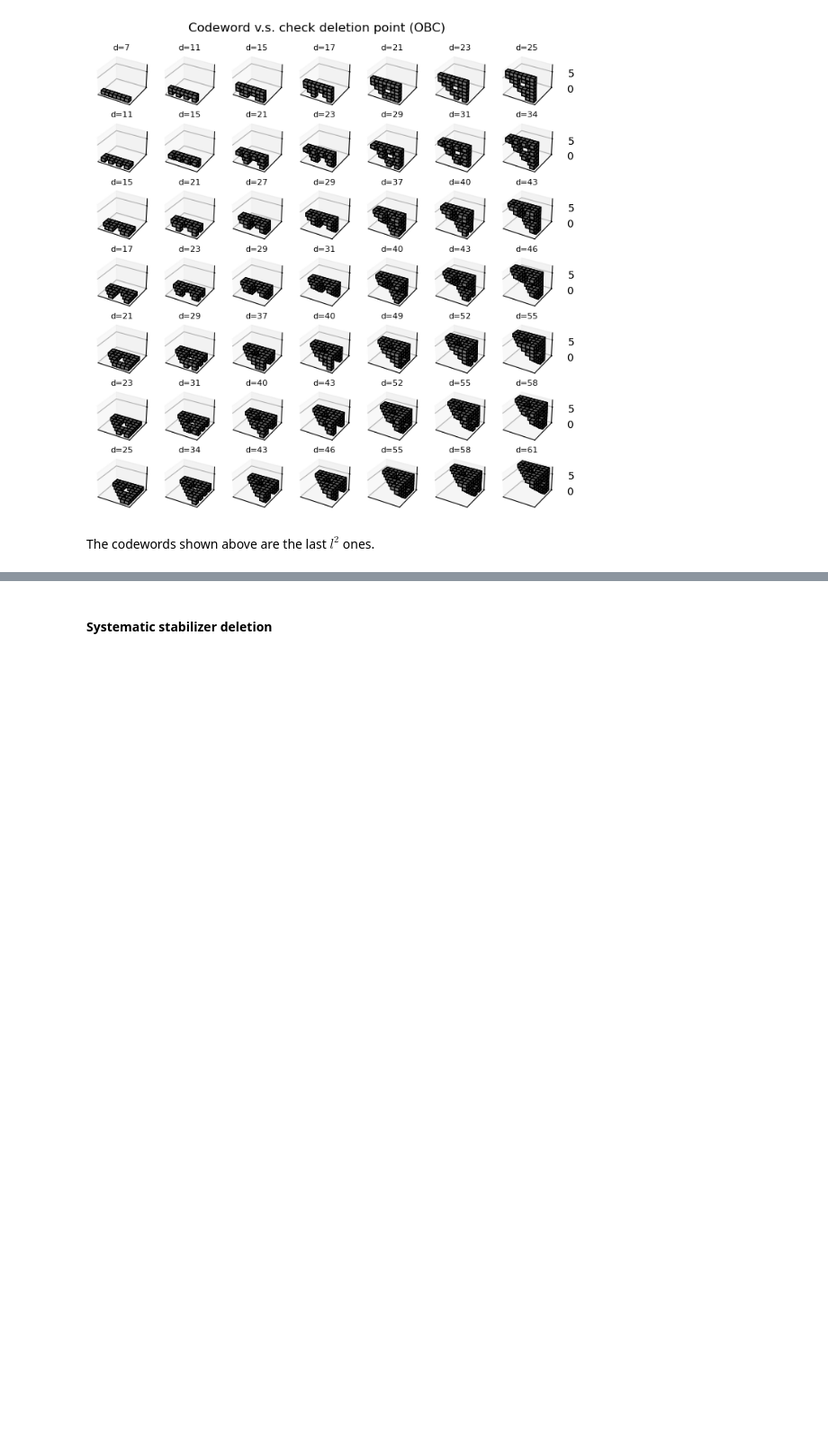
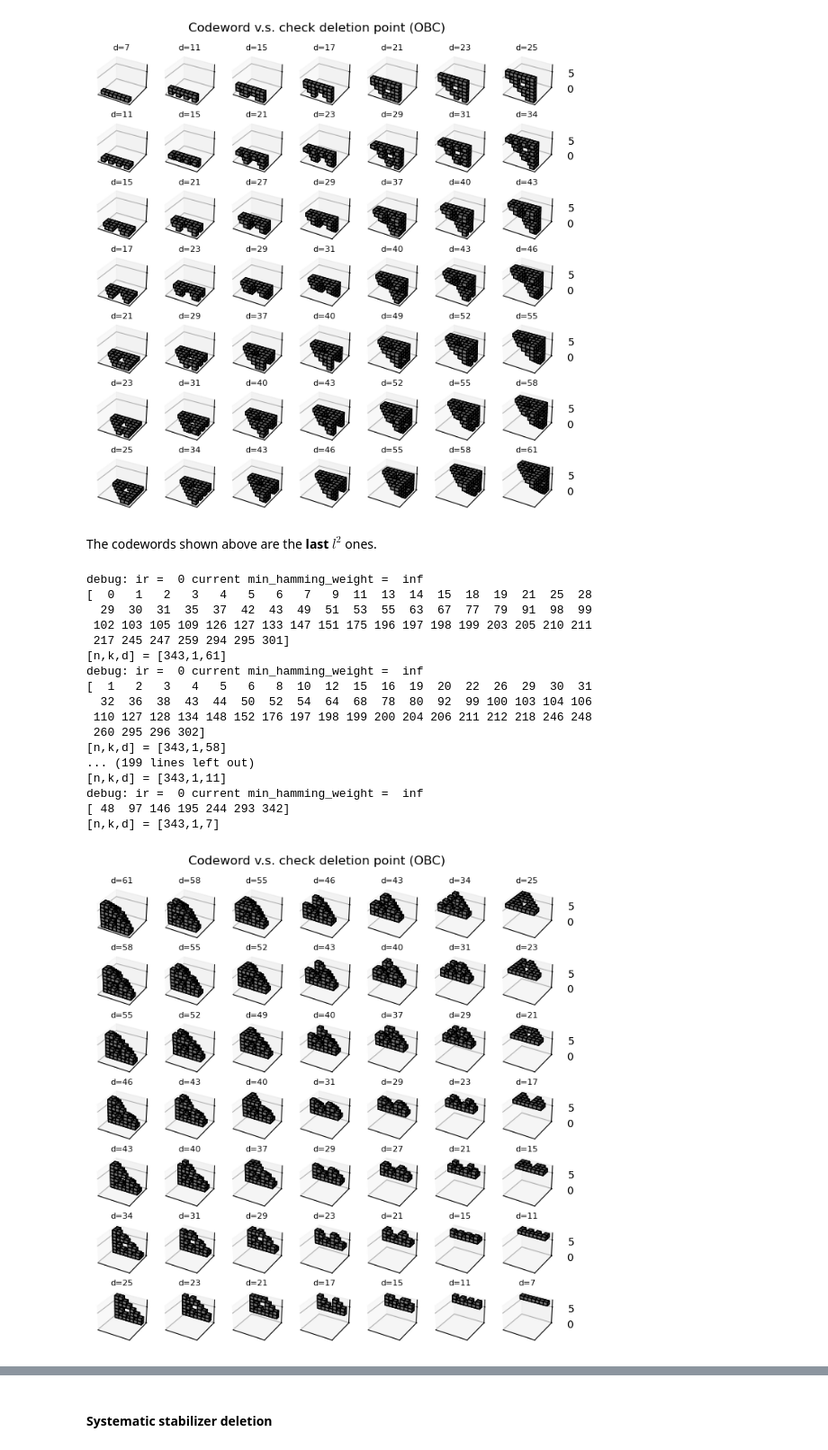
Before and after one commit to Rosetta-Tan/aperiodic-codes, a Jupyter notebook: scripts/newman_moore.ipynb, the cells around one changed output, grey strips where cells are left out. Shown at 90% size. Cells and saved outputs as stored; diff of their text form; code cells hidden in the pictures; blank space fills up the shorter version.

```diff
--- a/drafts/4d_poly/newman_moore.ipynb
+++ b/scripts/newman_moore.ipynb
@@ -516,4 +516,45 @@ debug: ir =  0 current min_hamming_weight =  inf
 [n,k,d] = [343,1,61]
 [figure]
 # %% [markdown]
-The codewords shown above are the last $l^2$ ones.
+The codewords shown above are the **last** $l^2$ ones.
+# %%
+n = 3
+l = 2*n+1
+code_nm = np.array([1, 0, 1, 0, 1, 0, 1, 0, 0, 0, 0, 0, 0, 0, 0, 0, 0, 0, 0, 0, 0, 0, 0, 0, 0, 0, 0])
+h_nm = gen_code_3d(code_nm, n)
+h_nm = h_nm.todense()
+
+fig, ax = plt.subplots(l, l, figsize=(8, 8), subplot_kw=dict(projection='3d'))
+for i in range(l**2):
+    h_nm_del = h_nm.copy()
+    h_nm_del[i] = 0
+    k_del = len(nullspace(h_nm_del))
+    d_del = get_classical_code_distance_time_limit(h_nm_del, 10)[1]
+    print(f'[n,k,d] = [{len(h_nm)},{k_del},{d_del}]')
+    l_nm = nullspace(h_nm_del)[0]
+    l_nm = l_nm.reshape((l, l, l))
+    ax[i//l, i%l].voxels(l_nm, facecolors='gray', edgecolors='k')
+    ax[i//l, i%l].set_title(f'd={d_del}', fontsize=8, pad=2)
+    ax[i//l, i%l].set_xticks([])
+    ax[i//l, i%l].set_yticks([])
+fig.suptitle('Codeword v.s. check deletion point (OBC)', position=(0.5, 0.93))
+plt.show()
+# %% [output]
+debug: ir =  0 current min_hamming_weight =  inf
+[  0   1   2   3   4   5   6   7   9  11  13  14  15  18  19  21  25  28
+  29  30  31  35  37  42  43  49  51  53  55  63  67  77  79  91  98  99
+ 102 103 105 109 126 127 133 147 151 175 196 197 198 199 203 205 210 211
+ 217 245 247 259 294 295 301]
+[n,k,d] = [343,1,61]
+debug: ir =  0 current min_hamming_weight =  inf
+[  1   2   3   4   5   6   8  10  12  15  16  19  20  22  26  29  30  31
+  32  36  38  43  44  50  52  54  64  68  78  80  92  99 100 103 104 106
+ 110 127 128 134 148 152 176 197 198 199 200 204 206 211 212 218 246 248
+ 260 295 296 302]
+[n,k,d] = [343,1,58]
+... (199 lines left out)
+[n,k,d] = [343,1,11]
+debug: ir =  0 current min_hamming_weight =  inf
+[ 48  97 146 195 244 293 342]
+[n,k,d] = [343,1,7]
+[figure, added]
```
Also changed, not shown: parts of 5 cells of this notebook, 3 other files.
